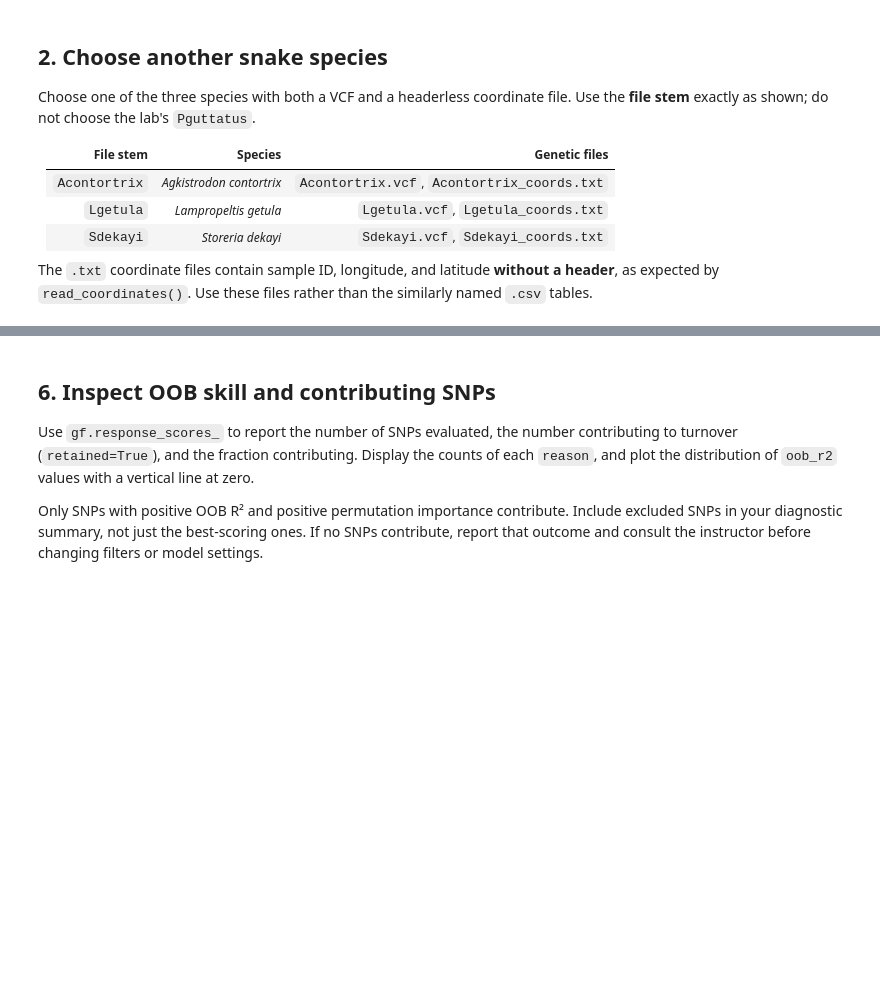
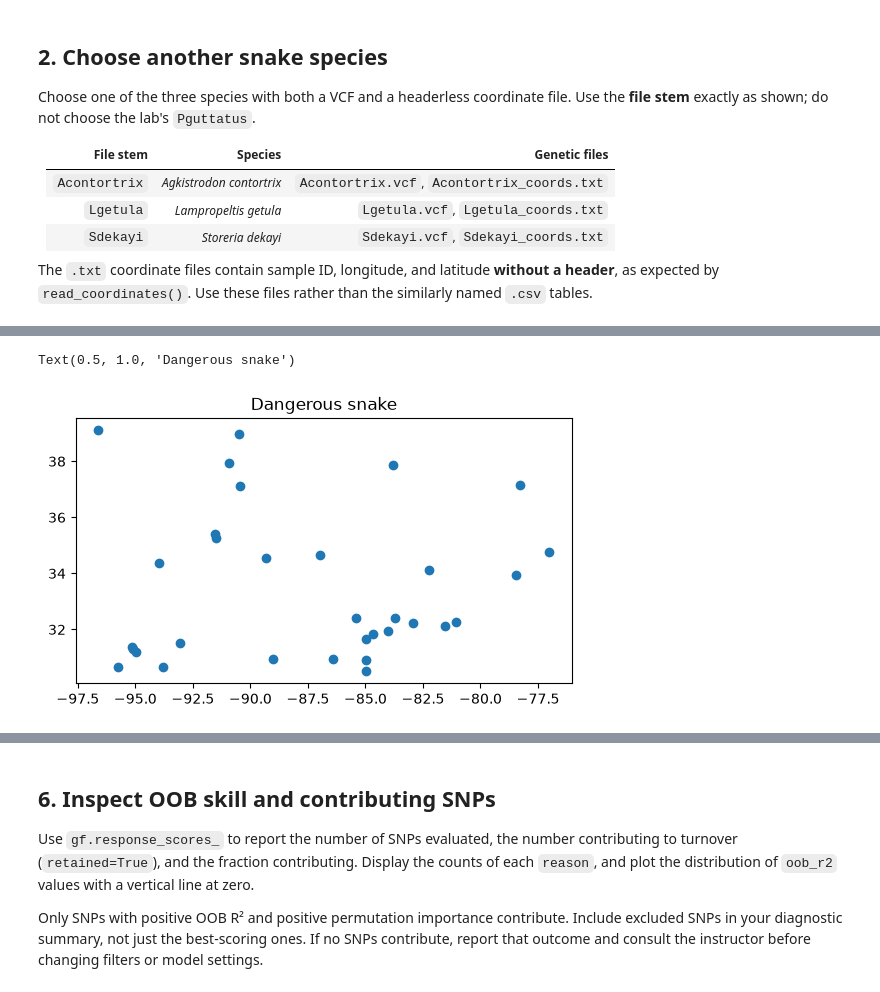
Before and after one commit to Gyrosigma/BIO597-SpatialBiodiversity, a Jupyter notebook: docs/assignments/Assignment-09-GradientForest.ipynb, the cells around one changed output, grey strips where cells are left out. Saved outputs shown, nothing was run; the diff lists cells and outputs as text; code cells hidden in the pictures; blank space fills up the shorter version.

```diff
--- a/docs/assignments/Assignment-09-GradientForest.ipynb
+++ b/docs/assignments/Assignment-09-GradientForest.ipynb
@@ -97,3 +130,9 @@ Display the number of individuals and retained SNPs. Map the sample locations wi
+# %%
+ax = sites.plot( legend=True)
+ax.set_title('Dangerous snake')
+# %% [output]
+Text(0.5, 1.0, 'Dangerous snake')
+[figure, added]
 # %% [markdown]
 **Interpretation:**
 
```
Also changed, not shown: parts of 25 cells of this notebook, 11 other files.
